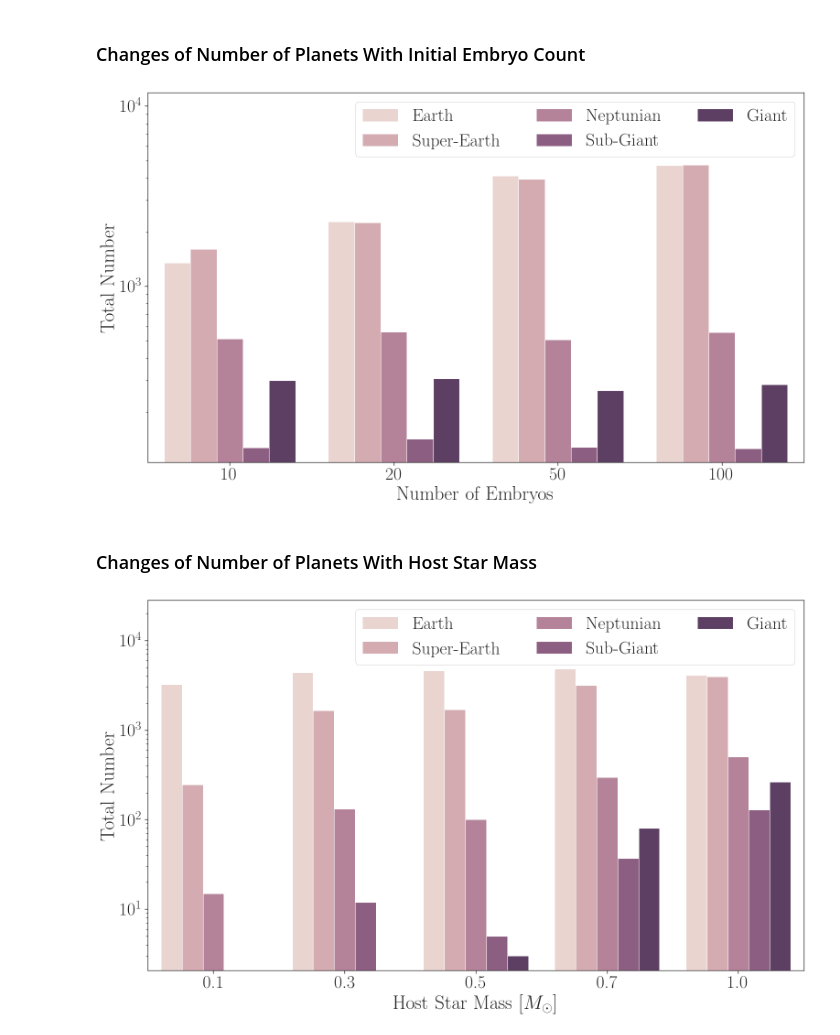
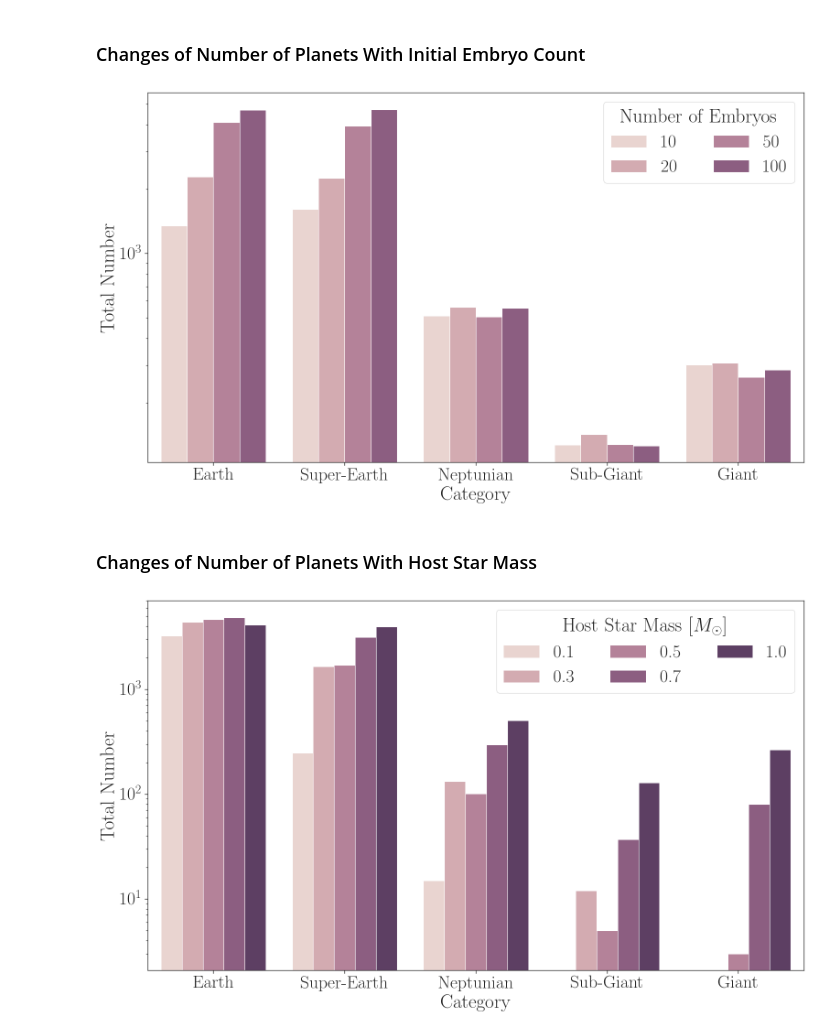
Before and after one commit to ChrisBoettner/skaro, a Jupyter notebook: notebooks/Original_NGPPS_sample.ipynb, the cells around one changed output. Drawn from its saved outputs; the diff is of its cells as text; code cells hidden in the pictures.

Commit message:
changed a few plots

```diff
--- a/notebooks/Original_NGPPS_sample.ipynb
+++ b/notebooks/Original_NGPPS_sample.ipynb
@@ -137,23 +137,28 @@ results_embryos_long_format = results_embryos.melt(
 # %%
 with sns.axes_style("ticks"):
     embryo_barplot = sns.barplot(
         data=results_embryos_long_format,
-        x="Number of Embryos",
+        x="Category",
         y="Total Number",
-        hue="Category",
+        hue="Number of Embryos",
         log=True,
         palette=get_palette(),
     )
 # adjust legend
-embryo_barplot = adjust_legend(embryo_barplot, pad=2.1)
+embryo_barplot = adjust_legend(
+    embryo_barplot,
+    ncols=2,
+    pad=1,
+    title="Number of Embryos",
+)
 
 FigureProcessor(embryo_barplot.figure).save(
     "number_of_embryos.pdf",
     sub_directory=figure_subdirectory,
     save=save,
 )
 # %% [output]
-[figure, old version]
+[figure, new version]
 # %% [markdown]
 ### Changes of Number of Planets With Host Star Mass
 # %%
@@ -184,14 +189,18 @@ results_stellar_mass_long_format = results_stellar_mass.melt(
 with sns.axes_style("ticks"):
     host_star_mass_plot = sns.barplot(
         data=results_stellar_mass_long_format,
-        x=r"Host Star Mass [$M_\odot$]",
+        x="Category",
         y="Total Number",
-        hue="Category",
+        hue=r"Host Star Mass [$M_\odot$]",
         log=True,
         palette=get_palette(),
     )
 # adjust legend
-host_star_mass_plot = adjust_legend(host_star_mass_plot, pad=4)
+host_star_mass_plot = adjust_legend(
+    host_star_mass_plot,
+    pad=1,
+    title="Host Star Mass [$M_\odot$]",
+)
 
 FigureProcessor(host_star_mass_plot.figure).save(
     "host_star_mass.pdf",
@@ -199,4 +208,4 @@ FigureProcessor(host_star_mass_plot.figure).save(
     save=save,
 )
 # %% [output]
-[figure, old version]
+[figure, new version]
```
Also changed, not shown: 9 other files.
